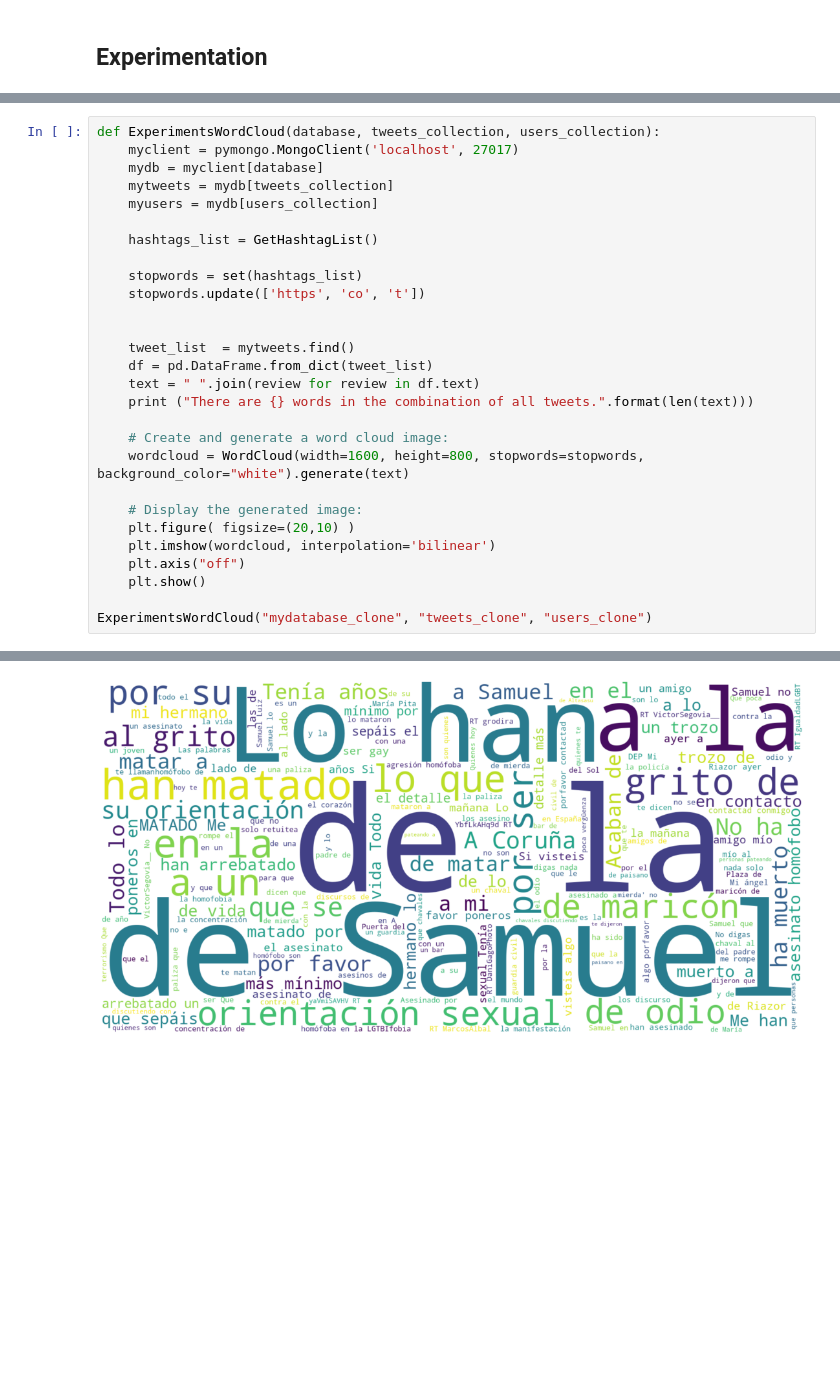
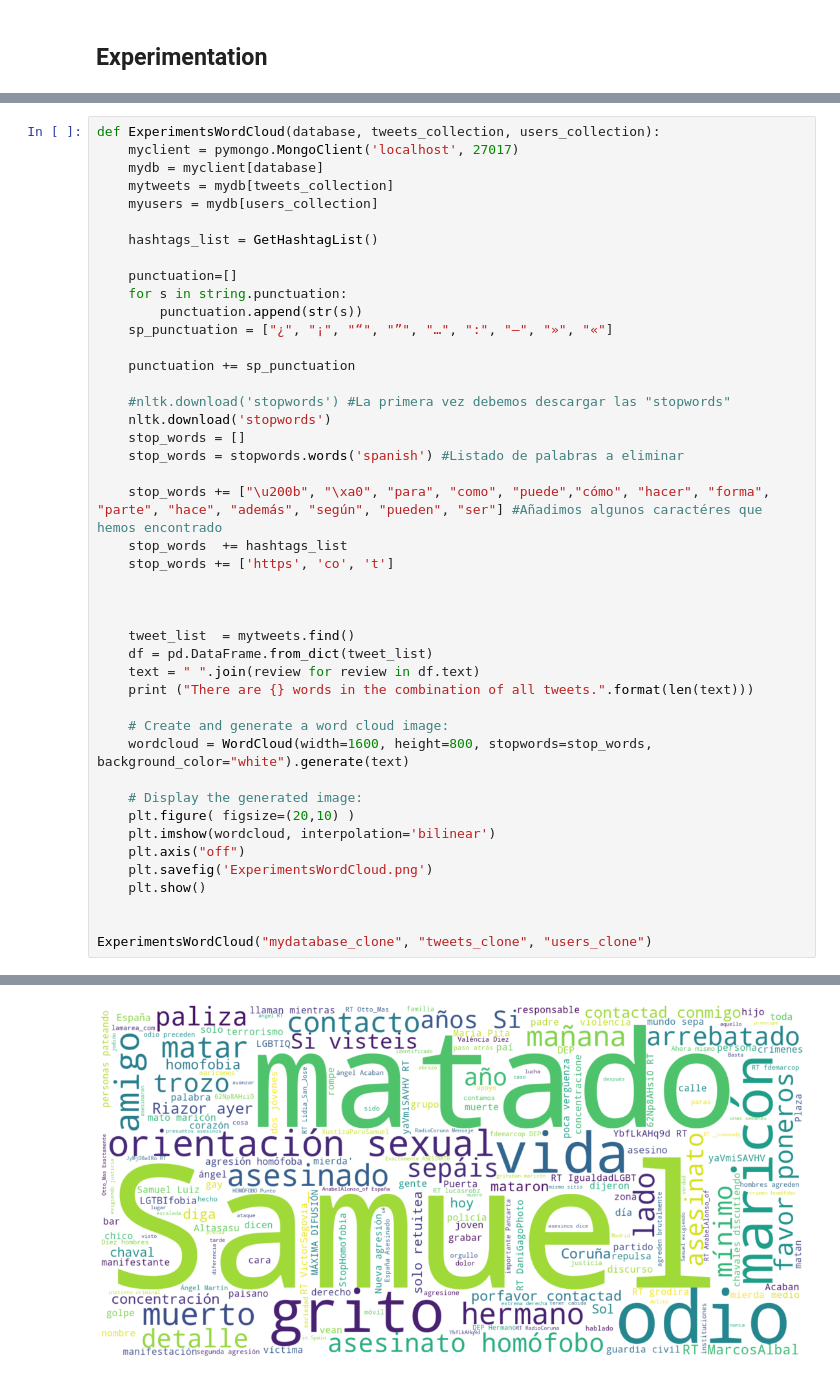
Before and after one commit to kra0s22/TFG-Tweets_and_Users_recollector_using_V2_API, a Jupyter notebook: Experiments.ipynb, the cells around one changed output, grey strips where cells are left out. Cells and saved outputs as stored; diff of their text form; blank space fills up the shorter version.

Commit message:
Ultima actualizacion
Graficas optimizadas para verse mejor y algunas mejoras secundarias

```diff
--- a/Experiments.ipynb
+++ b/Experiments.ipynb
@@ -275,8 +320,22 @@ def ExperimentsWordCloud(database, tweets_collection, users_collection):
 
     hashtags_list = GetHashtagList()
 
-    stopwords = set(hashtags_list)
-    stopwords.update(['https', 'co', 't'])
+    punctuation=[]
+    for s in string.punctuation:
+        punctuation.append(str(s))
+    sp_punctuation = ["¿", "¡", "“", "”", "…", ":", "–", "»", "«"]
+
+    punctuation += sp_punctuation
+
+    #nltk.download('stopwords') #La primera vez debemos descargar las "stopwords"
+    nltk.download('stopwords')
+    stop_words = []
+    stop_words = stopwords.words('spanish') #Listado de palabras a eliminar
+
+    stop_words += ["\u200b", "\xa0", "para", "como", "puede","cómo", "hacer", "forma", "parte", "hace", "además", "según", "pueden", "ser"] #Añadimos algunos caractéres que hemos encontrado
+    stop_words  += hashtags_list
+    stop_words += ['https', 'co', 't']
+
 
 
     tweet_list  = mytweets.find()
@@ -285,13 +344,15 @@ def ExperimentsWordCloud(database, tweets_collection, users_collection):
     print ("There are {} words in the combination of all tweets.".format(len(text)))
 
     # Create and generate a word cloud image:
-    wordcloud = WordCloud(width=1600, height=800, stopwords=stopwords, background_color="white").generate(text)
+    wordcloud = WordCloud(width=1600, height=800, stopwords=stop_words, background_color="white").generate(text)
 
     # Display the generated image:
     plt.figure( figsize=(20,10) )
     plt.imshow(wordcloud, interpolation='bilinear')
     plt.axis("off")
+    plt.savefig('ExperimentsWordCloud.png')
     plt.show()
 
+
 ExperimentsWordCloud("mydatabase_clone", "tweets_clone", "users_clone")
 # %% [output]
@@ -299 +363 @@ There are 68918952 words in the combination of all tweets.
-[figure, old version]
+[figure, new version]
```
Also changed, not shown: parts of 21 cells of this notebook, 1 other file.
